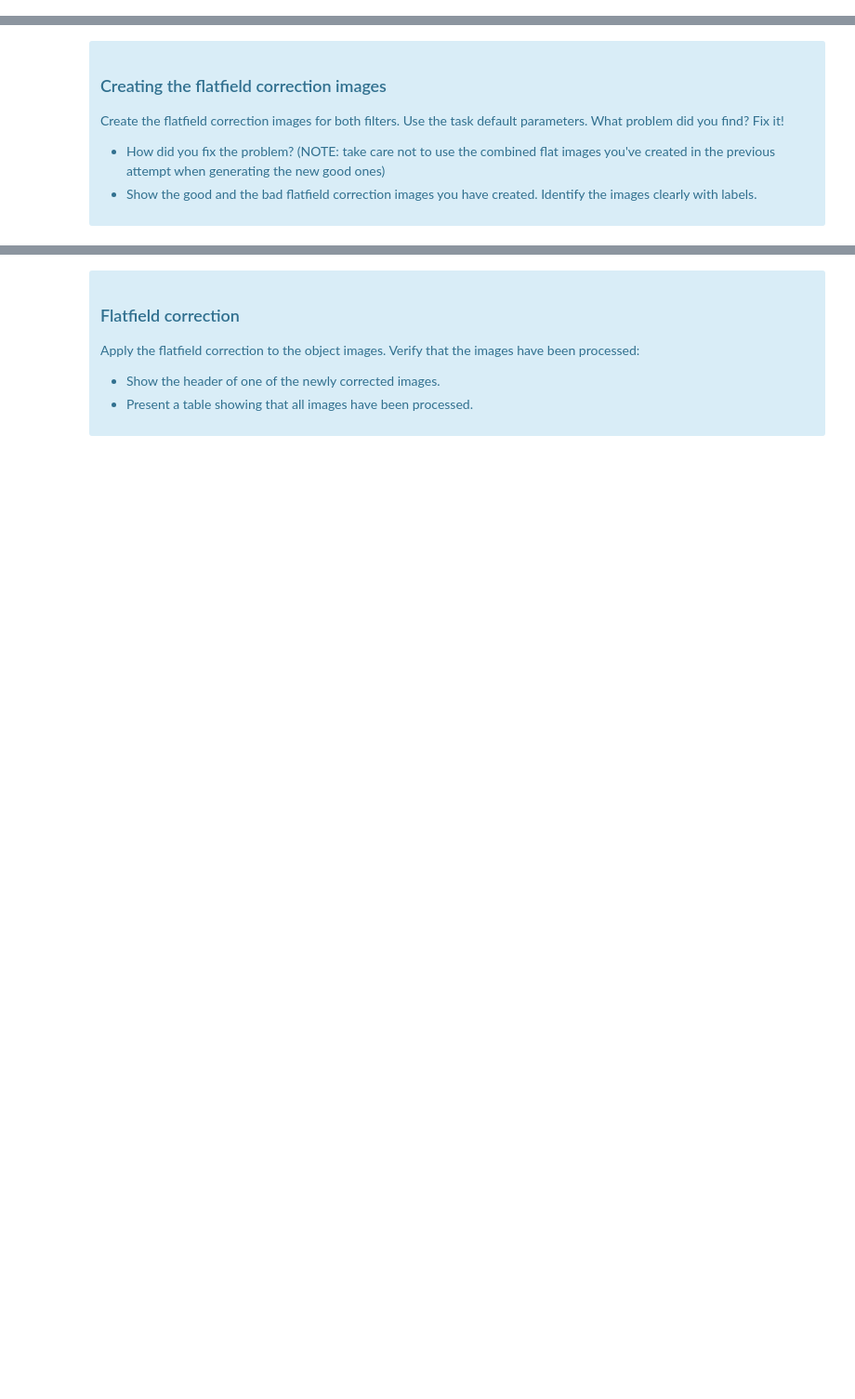
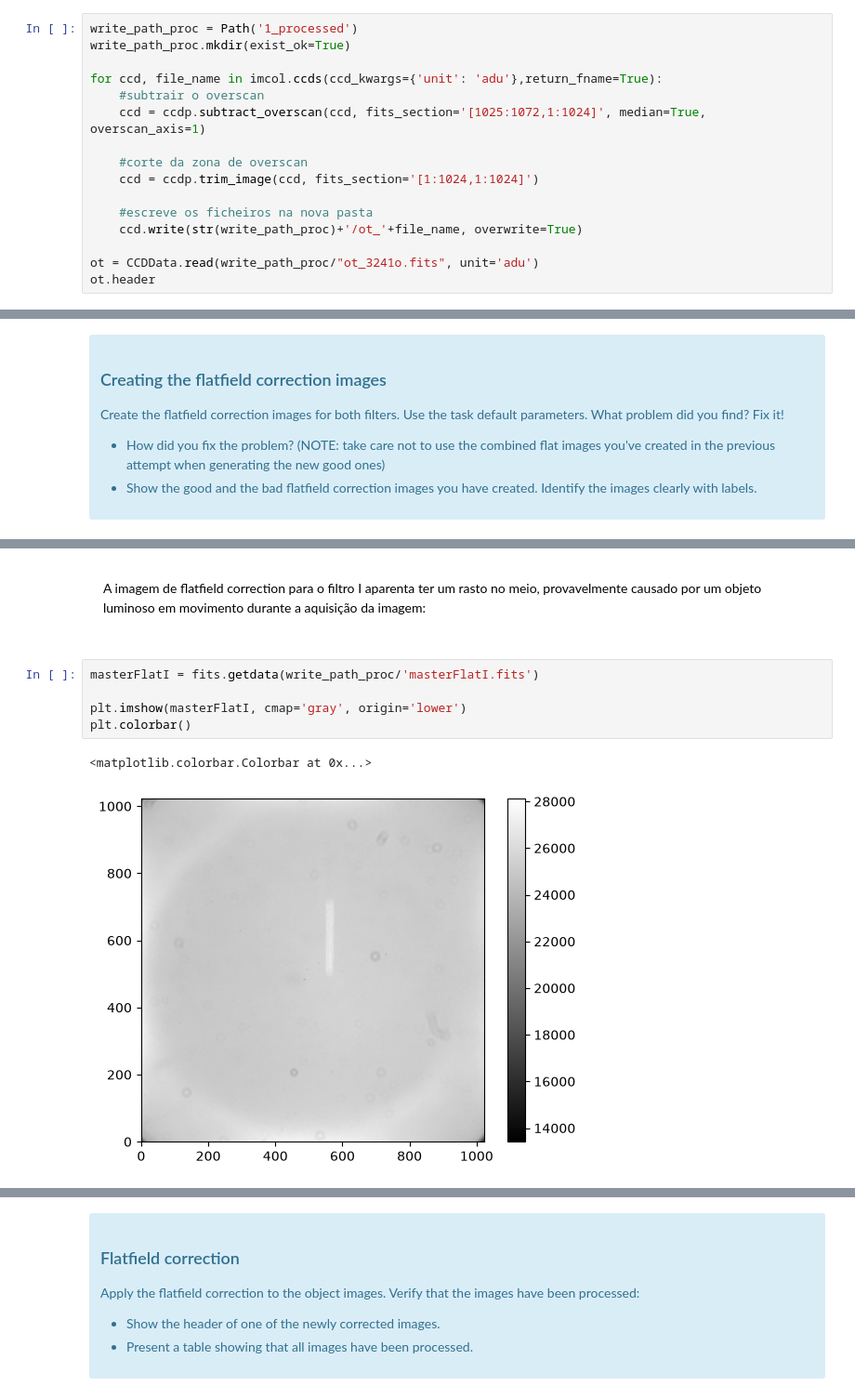
Before and after one commit to nuck11/ets, a Jupyter notebook: PL_CCD_ReportTemplate.ipynb, the cells around one changed output, grey strips where cells are left out. Shown at 93% size. Saved outputs shown, nothing was run; the diff lists cells and outputs as text; blank space fills up the shorter version.

```diff
--- a/PL_CCD_ReportTemplate.ipynb
+++ b/PL_CCD_ReportTemplate.ipynb
@@ -222,0 +402,16 @@ Verify that the images have been processed:
+# %%
+write_path_proc = Path('1_processed')
+write_path_proc.mkdir(exist_ok=True)
+
+for ccd, file_name in imcol.ccds(ccd_kwargs={'unit': 'adu'},return_fname=True):
+    #subtrair o overscan
+    ccd = ccdp.subtract_overscan(ccd, fits_section='[1025:1072,1:1024]', median=True, overscan_axis=1)
+
+    #corte da zona de overscan
+    ccd = ccdp.trim_image(ccd, fits_section='[1:1024,1:1024]')
+
+    #escreve os ficheiros na nova pasta
+    ccd.write(str(write_path_proc)+'/ot_'+file_name, overwrite=True)
+
+ot = CCDData.read(write_path_proc/"ot_3241o.fits", unit='adu')
+ot.header
@@ -259,0 +605,14 @@ Create the flatfield correction images for both filters. Use the task default pa
+# %% [markdown]
+<div style="background-color: white; color: black; padding: 15px; border-radius: 5px;">
+  <p style="color: black;">
+A imagem de flatfield correction para o filtro I aparenta ter um rasto no meio, provavelmente causado por um objeto luminoso em movimento durante a aquisição da imagem:<br>
+</p>
+</div>
+# %%
+masterFlatI = fits.getdata(write_path_proc/'masterFlatI.fits')
+
+plt.imshow(masterFlatI, cmap='gray', origin='lower')
+plt.colorbar()
+# %% [output]
+<matplotlib.colorbar.Colorbar at 0x...>
+[figure, added]
```
Also changed, not shown: parts of 38 cells of this notebook, 2 other files.
